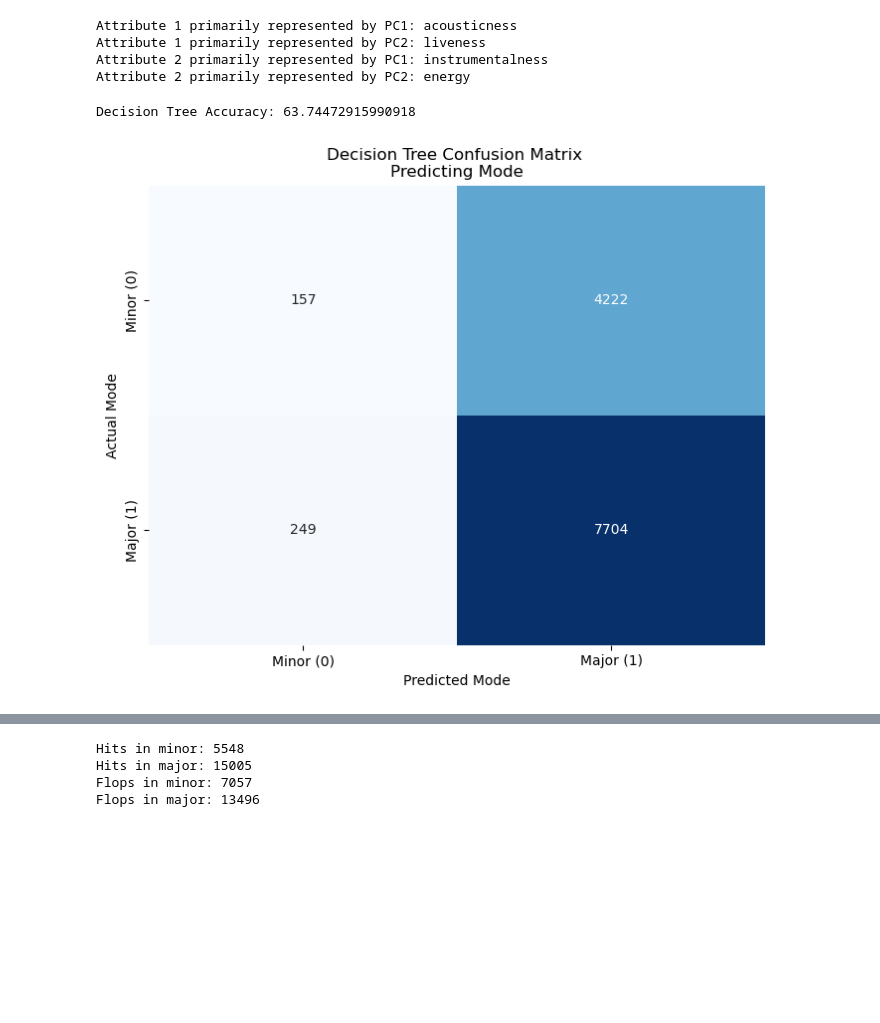
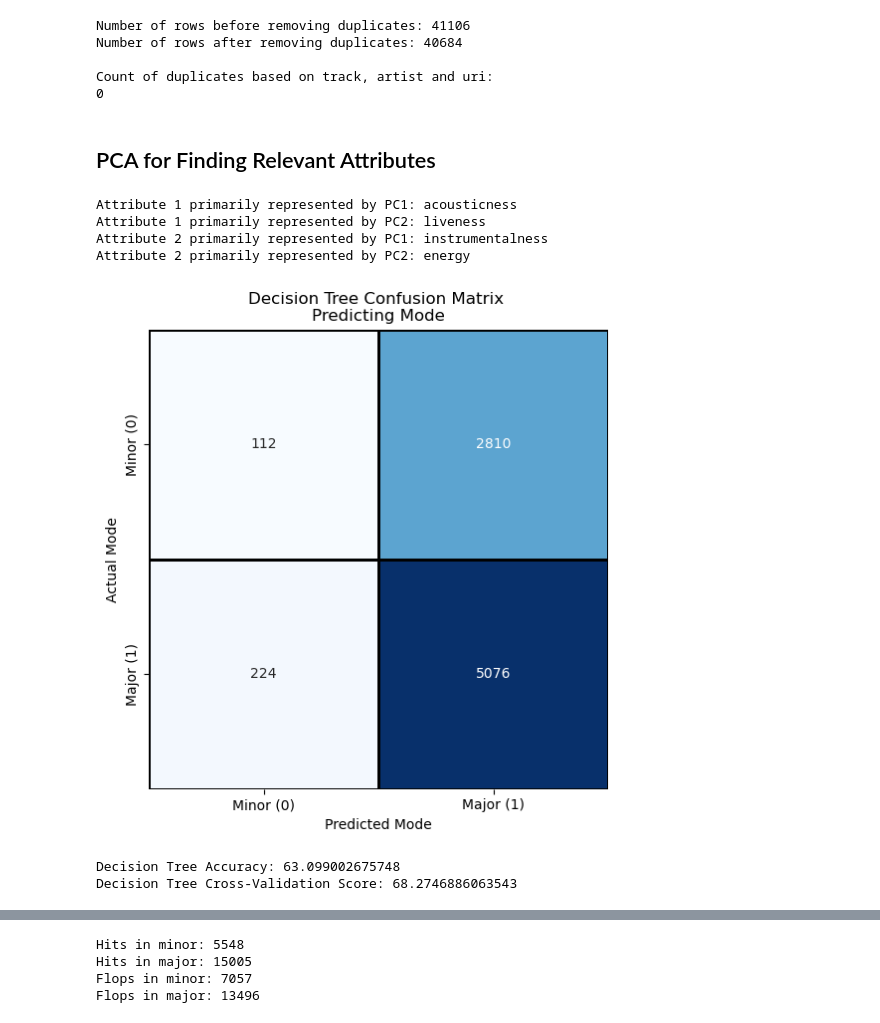
Before and after one commit to jesbor98/music-analysis, a Jupyter notebook: Data Mining project.ipynb, the cells around one changed output, grey strips where cells are left out. Cells and saved outputs as stored; diff of their text form; code cells hidden in the pictures; blank space fills up the shorter version.

Commit message:
add cross-validation and clean up code

```diff
--- a/Data Mining project.ipynb
+++ b/Data Mining project.ipynb
@@ -16,3 +18,3 @@ from sklearn.metrics.pairwise import cosine_similarity
 # %%
 with open(r"./data/spotify_hit_songs.csv", 'r', encoding="utf8") as f:
-    df = pd.read_csv(f)
+    df_original = pd.read_csv(f)
@@ -19,3 +53,21 @@ with open(r"./data/spotify_hit_songs.csv", 'r', encoding="utf8") as f:
+# %%
+# Remove duplicates based on the specified columns
+df = df_original.drop_duplicates(subset=subset_columns, keep='first')
+
+print("Number of rows before removing duplicates:", len(df_original))
+print("Number of rows after removing duplicates:", len(df))
+
+# Print information of duplicates again to confirm removal
+print("\nCount of duplicates based on track, artist and uri:")
+print(df[df.duplicated(subset=subset_columns)].shape[0])
+# %% [output]
+Number of rows before removing duplicates: 41106
+Number of rows after removing duplicates: 40684
+
+Count of duplicates based on track, artist and uri:
+0
+# %% [markdown]
+## PCA for Finding Relevant Attributes
 # %%
 attributes = ['danceability','energy','speechiness','acousticness','instrumentalness','liveness','valence']
 
@@ -69,25 +107,48 @@ feature_names_list = X_train.columns.tolist()
+# %%
+# Training data and test data
+split_percentage = 0.8
+split_index = int(len(df) * split_percentage)
+
+df_train = df.iloc[:split_index]
+X_train = df_train[selected_attributes]
+y_train = df_train['mode'].ravel()
+
+df_test = df.iloc[split_index:]
+X_test = df_test[selected_attributes]
+y_test = df_test['mode'].ravel()
+
+feature_names_list = X_train.columns.tolist()
+
+cv_values = range(2, 11)
+
+X_full = np.concatenate((X_train, X_test))
+y_full = np.concatenate((y_train, y_test))
 # %%
 dtc = DecisionTreeClassifier(criterion='gini', min_samples_split=450)
 dtc.fit(X_train, y_train)
 
 # Use the trained decision tree model to predict on the test set
 dtc_y_pred = dtc.predict(X_test)
 
-# Evaluate accuracy
-dtc_accuracy = accuracy_score(y_test, dtc_y_pred)
-print(f"Decision Tree Accuracy: {dtc_accuracy*100}")
-
 # Plot the confusion matrix
 dtc_conf_matrix = confusion_matrix(y_test, dtc_y_pred)
 plt.figure(figsize=(8, 6))
 sns.heatmap(dtc_conf_matrix, annot=True, fmt="d", cmap="Blues", cbar=False,
-            xticklabels=['Minor (0)', 'Major (1)'], yticklabels=['Minor (0)', 'Major (1)'])
+            xticklabels=['Minor (0)', 'Major (1)'], yticklabels=['Minor (0)', 'Major (1)'],
+            linewidths=1, linecolor='black', square=True)
 plt.title("Decision Tree Confusion Matrix \nPredicting Mode")
 plt.xlabel("Predicted Mode")
 plt.ylabel("Actual Mode")
 plt.show()
+
+# Evaluate accuracy score and cross-validation score
+dtc_accuracy = accuracy_score(y_test, dtc_y_pred)
+dtc_cv_score = cross_val_score(dtc, X_full, y_full, cv=5, scoring='accuracy').mean()
+print(f"Decision Tree Accuracy: {dtc_accuracy*100}")
+print(f"Decision Tree Cross-Validation Score: {dtc_cv_score*100}")
 # %% [output]
+[figure, new version]
-Decision Tree Accuracy: 63.74472915990918
+Decision Tree Accuracy: 63.099002675748
+Decision Tree Cross-Validation Score: 68.2746886063543
-[figure, old version]
 # %%
 # Create and fit the Isolation Forest model
```
Also changed, not shown: parts of 10 cells of this notebook.
